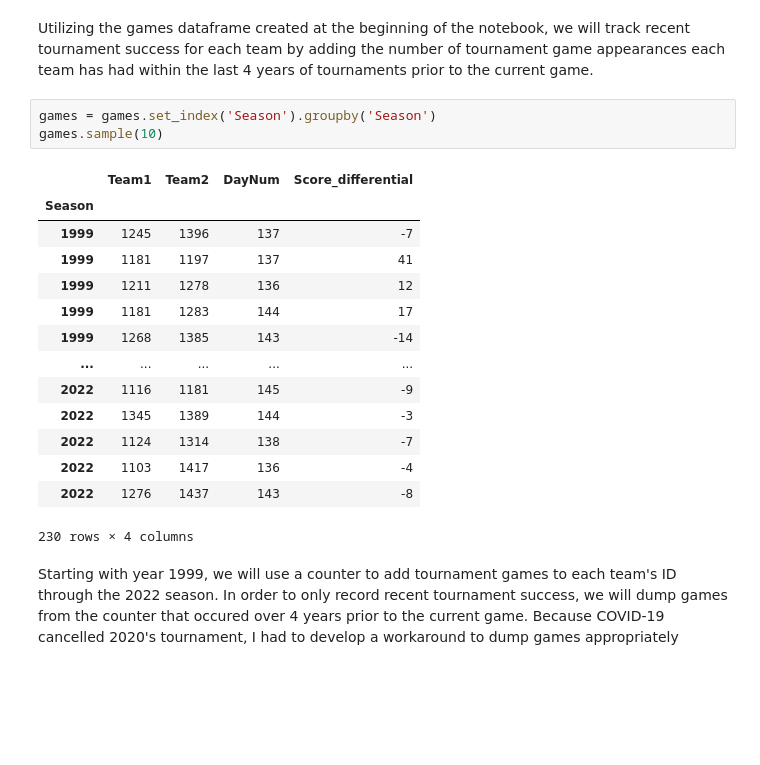
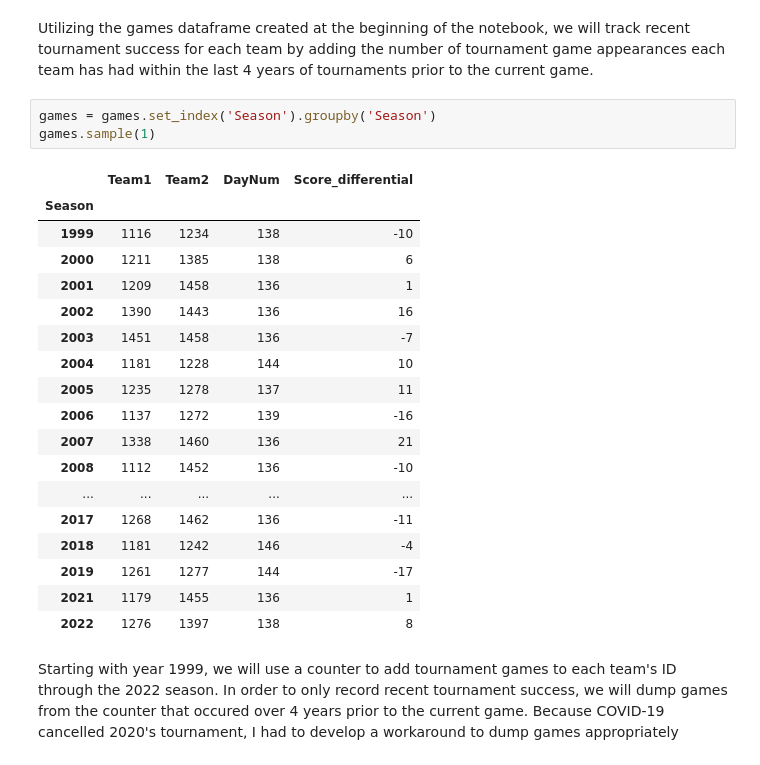
Before and after one commit to gdevaney/March-Madness-Predictions, a Jupyter notebook: March Madness 2023.ipynb, the cells around one changed output. Saved outputs shown, nothing was run; the diff lists cells and outputs as text; blank space fills up the shorter version.

```diff
--- a/March Madness 2023.ipynb
+++ b/March Madness 2023.ipynb
@@ -277,22 +254,26 @@ season_games[season_games['Season']>2002]['Ranking_diff'].isna().sum()
 Utilizing the games dataframe created at the beginning of the notebook, we will track recent tournament success for each team by adding the number of tournament game appearances each team has had within the last 4 years of tournaments prior to the current game.
 # %%
 games = games.set_index('Season').groupby('Season')
-games.sample(10)
+games.sample(1)
 # %% [output]
 |  | Team1 | Team2 | DayNum | Score_differential |
 | Season |  |  |  |  |
-| 1999 | 1245 | 1396 | 137 | -7 |
-| 1999 | 1181 | 1197 | 137 | 41 |
-| 1999 | 1211 | 1278 | 136 | 12 |
-| 1999 | 1181 | 1283 | 144 | 17 |
-| 1999 | 1268 | 1385 | 143 | -14 |
+| 1999 | 1116 | 1234 | 138 | -10 |
+| 2000 | 1211 | 1385 | 138 | 6 |
+| 2001 | 1209 | 1458 | 136 | 1 |
+| 2002 | 1390 | 1443 | 136 | 16 |
+| 2003 | 1451 | 1458 | 136 | -7 |
+| 2004 | 1181 | 1228 | 144 | 10 |
+| 2005 | 1235 | 1278 | 137 | 11 |
+| 2006 | 1137 | 1272 | 139 | -16 |
+| 2007 | 1338 | 1460 | 136 | 21 |
+| 2008 | 1112 | 1452 | 136 | -10 |
 | ... | ... | ... | ... | ... |
-| 2022 | 1116 | 1181 | 145 | -9 |
-| 2022 | 1345 | 1389 | 144 | -3 |
-| 2022 | 1124 | 1314 | 138 | -7 |
-| 2022 | 1103 | 1417 | 136 | -4 |
-| 2022 | 1276 | 1437 | 143 | -8 |
+| 2017 | 1268 | 1462 | 136 | -11 |
+| 2018 | 1181 | 1242 | 146 | -4 |
+| 2019 | 1261 | 1277 | 144 | -17 |
+| 2021 | 1179 | 1455 | 136 | 1 |
+| 2022 | 1276 | 1397 | 138 | 8 |
-230 rows × 4 columns
 # %% [markdown]
 Starting with year 1999, we will use a counter to add tournament games to each team's ID through the 2022 season. In order to only record recent tournament success, we will dump games from the counter that occured over 4 years prior to the current game. Because COVID-19 cancelled 2020's tournament, I had to develop a workaround to dump games appropriately
 # %%
```
Also changed, not shown: parts of 11 cells of this notebook.
